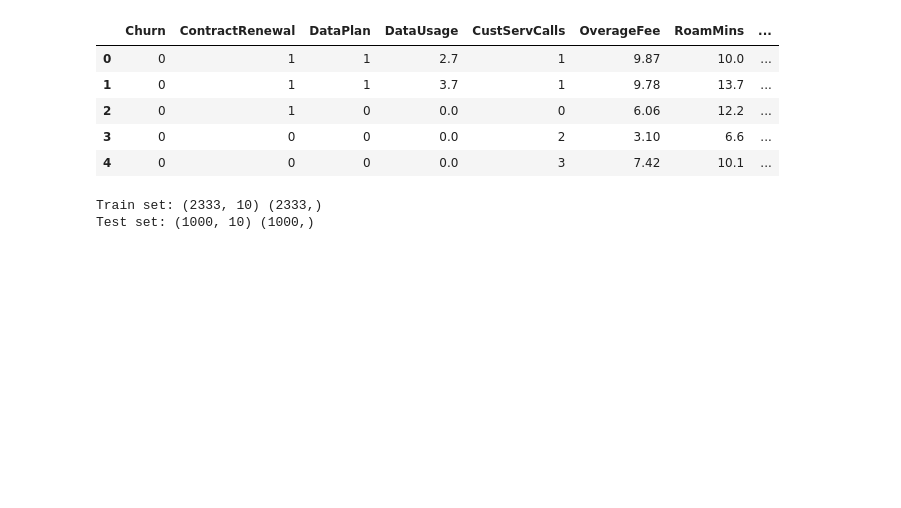
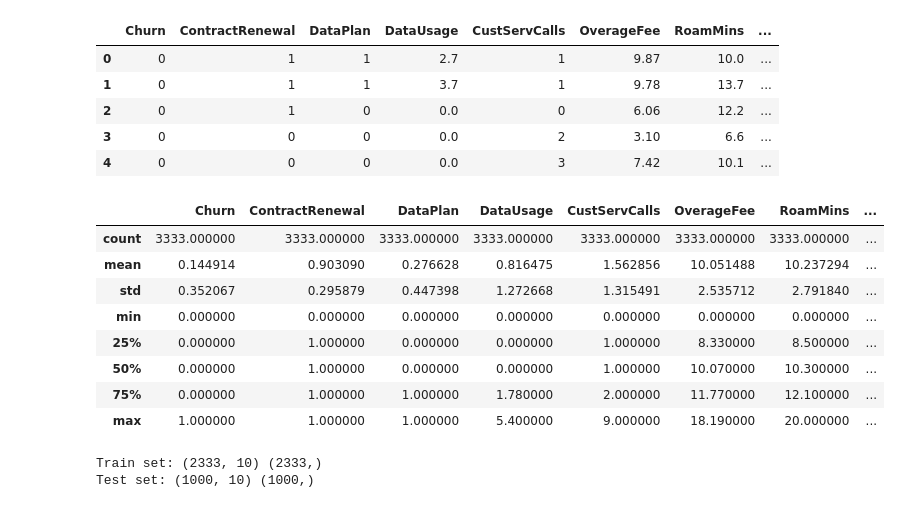
Before and after one commit to RancyChepchirchir/ML_Course_9-11-20, a Jupyter notebook: Project/09-11-2020 ML Course Nigeria Project 'Rancy_Chepchirchir'.ipynb, the cells around one changed output. Cells and saved outputs as stored; diff of their text form; code cells hidden in the pictures; blank space fills up the shorter version.

```diff
--- a/Project/09-11-2020 ML Course Nigeria Project 'Rancy_Chepchirchir'.ipynb
+++ b/Project/09-11-2020 ML Course Nigeria Project 'Rancy_Chepchirchir'.ipynb
@@ -186,3 +217,15 @@ data.head()
+# %%
+data.describe()
+# %% [output]
+|  | Churn | ContractRenewal | DataPlan | DataUsage | CustServCalls | OverageFee | RoamMins | ... |
+| count | 3333.000000 | 3333.000000 | 3333.000000 | 3333.000000 | 3333.000000 | 3333.000000 | 3333.000000 | ... |
+| mean | 0.144914 | 0.903090 | 0.276628 | 0.816475 | 1.562856 | 10.051488 | 10.237294 | ... |
+| std | 0.352067 | 0.295879 | 0.447398 | 1.272668 | 1.315491 | 2.535712 | 2.791840 | ... |
+| min | 0.000000 | 0.000000 | 0.000000 | 0.000000 | 0.000000 | 0.000000 | 0.000000 | ... |
+| 25% | 0.000000 | 1.000000 | 0.000000 | 0.000000 | 1.000000 | 8.330000 | 8.500000 | ... |
+| 50% | 0.000000 | 1.000000 | 0.000000 | 0.000000 | 1.000000 | 10.070000 | 10.300000 | ... |
+| 75% | 0.000000 | 1.000000 | 1.000000 | 1.780000 | 2.000000 | 11.770000 | 12.100000 | ... |
+| max | 1.000000 | 1.000000 | 1.000000 | 5.400000 | 9.000000 | 18.190000 | 20.000000 | ... |
 # %%
 #differentiate features from target(churn)
 
```
Also changed, not shown: parts of 19 cells of this notebook.
